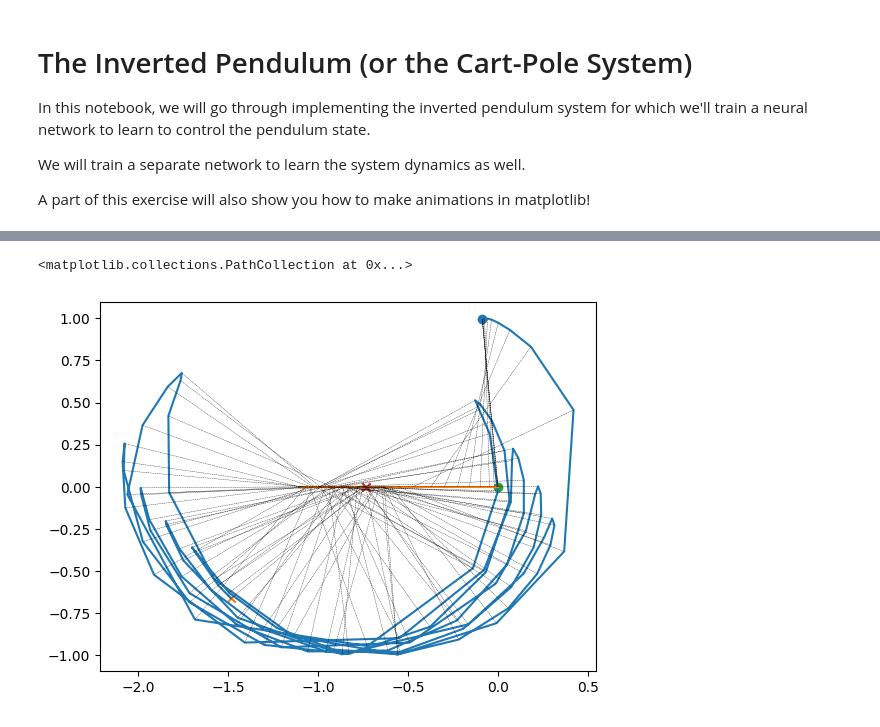
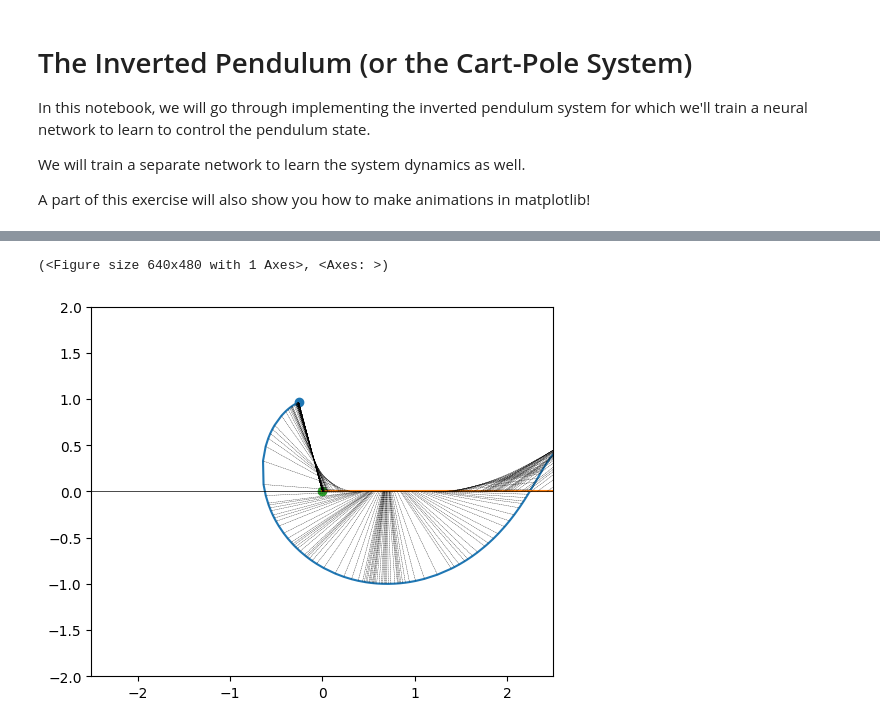
Before and after one commit to ImperialCollegeLondon/ReCoDE-NeuralODEs, a Jupyter notebook: notebooks/04-the-inverted-pendulum.ipynb, the cells around one changed output, grey strips where cells are left out. Cells and saved outputs as stored; diff of their text form; code cells hidden in the pictures.

```diff
--- a/notebooks/04-the-inverted-pendulum.ipynb
+++ b/notebooks/04-the-inverted-pendulum.ipynb
@@ -23,7 +26,7 @@ torch.set_default_device('cuda')
 # In neural networks, we prefer 32-bit/16-bit floats, but for precise integration, 64-bit is preferred. We will revisit this later when we need to mix integration with neural network training
 torch.set_default_dtype(torch.float64)
 # %%
-mass_cart   = torch.tensor(2.0)  # kg
+mass_cart   = torch.tensor(1.0)  # kg
 mass_pole   = torch.tensor(0.1)  # kg
 length_pole = torch.tensor(1.0)  # m
 gravity     = torch.tensor(9.81) # m/s^2
@@ -169,43 +211,36 @@ def nn_controlled_pendulum(state, time, mc, mp, l, g, mu_c, mu_p, *args):
 # is near vertical and moving with some random rotational velocity. This way, the neural network observes
 # multiple states near the vertical state where it needs to learn to counter-balance it.
 
-state_min = torch.tensor([-torch.pi*1e-1, -1e-3*torch.pi/(final_time - initial_time), 0.0, 0.0])
-state_max = torch.tensor([ torch.pi*1e-1,  1e-3*torch.pi/(final_time - initial_time), 0.0, 0.0])
-state_dataset = torch.rand(64, 4) * (state_max - state_min)[None] + state_min[None]
+state_min = torch.tensor([-torch.pi*1e-1, -1e-2*torch.pi/(final_time - initial_time), 0.0, 0.0])
+state_max = torch.tensor([ torch.pi*1e-1,  1e-2*torch.pi/(final_time - initial_time), 0.0, 0.0])
+state_dataset = torch.rand(127, 4) * (state_max - state_min)[None] + state_min[None]
 # # Additionally, we want to include the state where the pendulum is hanging below the cart so that the network
 # # can learn how to swing the pendulum back over the cart
-# state_dataset = torch.cat([state_dataset, initial_state[None]], dim=0)
+state_dataset = torch.cat([state_dataset, initial_state[None]], dim=0)
 
 def batched_integrator(x0):
     return current_integrator.apply(nn_controlled_pendulum, x0, initial_time, final_time, initial_timestep, {'atol': atol, 'rtol': rtol}, mass_cart, mass_pole, length_pole, gravity, friction_cart, friction_pole, *cart_pole_net.parameters())
 
 # First, we'll create an `optimiser` following pytorch convention
-optimiser = torch.optim.Adam(cart_pole_net.parameters(), lr=5e-2, amsgrad=True)
+optimiser = torch.optim.Adam(cart_pole_net.parameters(), lr=1e-3, amsgrad=True)
 # # Whenever the loss plateaus, we can reduce the learning rate to improve convergence
-lr_on_plateau = torch.optim.lr_scheduler.ReduceLROnPlateau(optimiser, patience=5)
+lr_on_plateau = torch.optim.lr_scheduler.ReduceLROnPlateau(optimiser, patience=10)
 
 def pendulum_closure(minibatch):
     optimiser.zero_grad()
 
     states = minibatch['states']
 
-    final_state, final_time, intermediate_states, intermediate_times, _ = batched_integrator(states)
+    final_state, _, intermediate_states, intermediate_times, _ = batched_integrator(states)
 
-    pole_angle = final_state[...,0]
-    pole_angular_velocity = final_state[...,1]
-    cart_position = final_state[...,2]
-    cart_velocity = final_state[...,3]
-    error = (4*pole_angle.square() + 4*cart_velocity.square() + pole_angular_velocity.square() + 1e-2*cart_position.square()).mean()
-
-    pole_angle_at_each_tstep = intermediate_states[...,0]
-    error = error + 1e-2*pole_angle_at_each_tstep.square().mean()
+    error = final_state.square().mean() + 1e-2*(intermediate_states[1:].square().sum(dim=-1) * intermediate_times.detach().diff(dim=-1)[:,None]).sum(dim=0).mean()
 
     if error.requires_grad:
         error.backward()
     return error
 
 # We need to set the size of our mini-batches
-batch_size = 32
+batch_size = 16
 
 # Now we need an optimisation `loop` where we will take steps to minimise the error
 number_of_gd_steps = 1024
@@ -269,7 +306,7 @@ for step in range(number_of_gd_steps):
 cart_pole_net.load_state_dict(best_params)
 cart_pole_net.eval()
 
-final_state, _, sha_states, sha_times, _ = current_integrator.apply(nn_controlled_pendulum, state_dataset[0], initial_time, final_time, initial_timestep, {'atol': atol, 'rtol': rtol}, mass_cart, mass_pole, length_pole, gravity, friction_cart, friction_pole)
+final_state, _, sha_states, sha_times, _ = current_integrator.apply(nn_controlled_pendulum, state_dataset[10], initial_time, final_time, initial_timestep, {'atol': atol, 'rtol': rtol}, mass_cart, mass_pole, length_pole, gravity, friction_cart, friction_pole)
 
 cart_pole_net(sha_states, sha_times)
 # %% [output]
@@ -293,22 +330,10 @@ tensor([[-13.7700],
 # %%
 cart_x = sha_states[...,2]
 cart_y = torch.zeros_like(cart_x)
 
 pendulum_x = torch.sin(sha_states[...,0]) * length_pole + cart_x
 pendulum_y = torch.cos(sha_states[...,0]) * length_pole
-
-fig = plt.figure()
-ax = fig.add_subplot(111)
-ax.plot(pendulum_x.cpu().numpy(), pendulum_y.cpu().numpy())
-ax.plot(cart_x.cpu().numpy(), cart_y.cpu().numpy())
-
-for cx, cy, wx, wy in zip(cart_x, cart_y, pendulum_x, pendulum_y):
-    ax.plot([cx.item(), wx.item()], [cy.item(), wy.item()], linewidth=0.25, linestyle='--', color='k')
-
-ax.scatter(pendulum_x[0].item(), pendulum_y[0].item(), marker='o')
-ax.scatter(pendulum_x[-1].item(), pendulum_y[-1].item(), marker='x')
-ax.scatter(cart_x[0].item(), cart_y[0].item(), marker='o')
-ax.scatter(cart_x[-1].item(), cart_y[-1].item(), marker='x')
+plot_pendulum(pendulum_x, pendulum_y, cart_x, cart_y)
 # %% [output]
-<matplotlib.collections.PathCollection at 0x...>
+(<Figure size 640x480 with 1 Axes>, <Axes: >)
-[figure, old version]
+[figure, new version]
```
Also changed, not shown: parts of 12 cells of this notebook.
